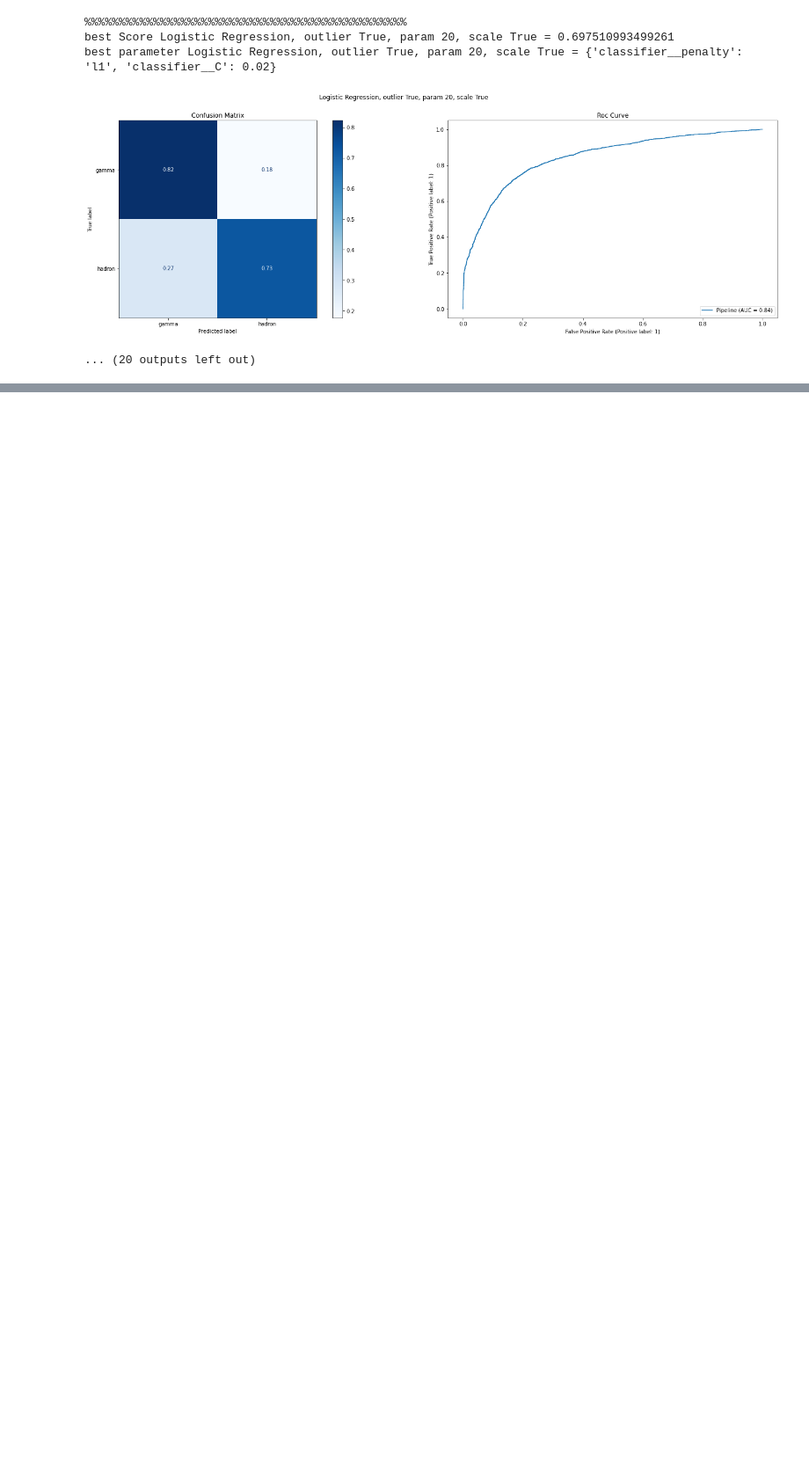
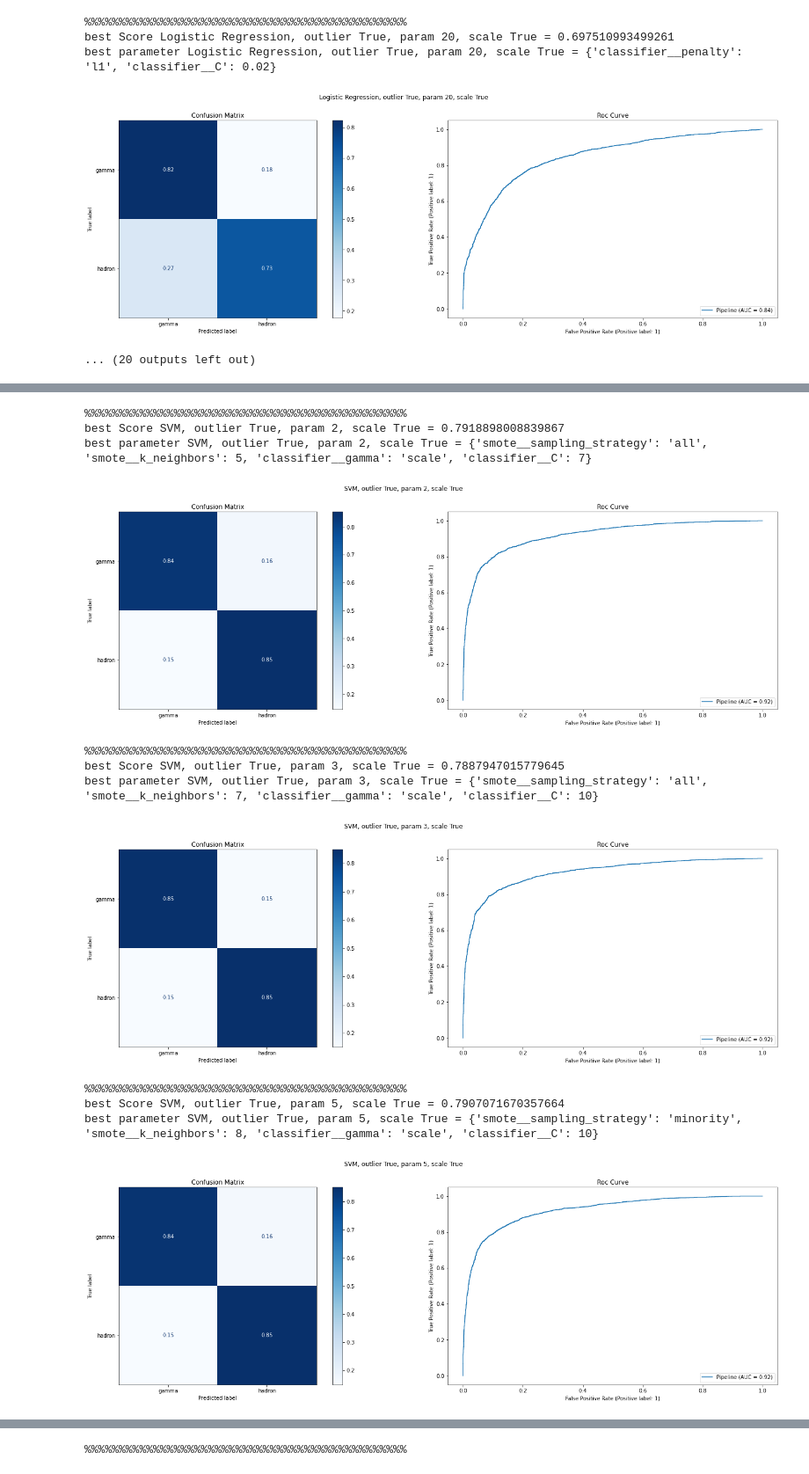
Before and after one commit to spapicchio/Gamma-Telescope-Analysis, a Jupyter notebook: processing_model.ipynb, the cells around one changed output, grey strips where cells are left out. Shown at 88% size. Drawn from its saved outputs; the diff is of its cells as text; code cells hidden in the pictures; blank space fills up the shorter version.

```diff
--- a/processing_model.ipynb
+++ b/processing_model.ipynb
@@ -386,0 +482,47 @@ best parameter Logistic Regression, outlier True, param 20, scale True = {'class
+# %%
+from sklearn.svm import SVC
+svm = SVC(kernel = 'rbf', random_state = 42 )
+param_svm = {   'smote__sampling_strategy':["minority", 'all'],
+                'smote__k_neighbors': [5,7,8,10],
+                'classifier__C'     : [.001, .01, .1,  1, 2, 5, 7, 10],
+                'classifier__gamma' : ['auto', 'scale']  }
+
+outlier = [True, False]
+param_outlier = [2, 3, 5, 10, 15, 20, 30]
+scale = [True, False]
+
+for s in scale:
+    for o in outlier:
+
+        if o:
+            for po in param_outlier:
+
+                X_train, X_test, y_train, y_test, skf = prepare_data(df, o, po, s)
+
+                X = (X_train, X_test)
+                y = (y_train, y_test)
+
+                title = f'SVM, outlier {o}, param {po}, scale {s}'
+                evaluate_model(X, y, svm, title, param_svm, skf, 'BorderlineSMOTE')
+                print()
+        else:
+            X_train, X_test, y_train, y_test, skf = prepare_data(df, o, 'none', s)
+
+            X = (X_train, X_test)
+            y = (y_train, y_test)
+
+            title = f'SVM, outlier {o}, scale {s}'
+            evaluate_model(X, y, svm, title, param_svm, skf, 'BorderlineSMOTE')
+# %% [output]
+%%%%%%%%%%%%%%%%%%%%%%%%%%%%%%%%%%%%%%%%%%%%%%%
+best Score SVM, outlier True, param 2, scale True = 0.7918898008839867
+best parameter SVM, outlier True, param 2, scale True = {'smote__sampling_strategy': 'all', 'smote__k_neighbors': 5, 'classifier__gamma': 'scale', 'classifier__C': 7}
+[figure, added]
+%%%%%%%%%%%%%%%%%%%%%%%%%%%%%%%%%%%%%%%%%%%%%%%
+best Score SVM, outlier True, param 3, scale True = 0.7887947015779645
+best parameter SVM, outlier True, param 3, scale True = {'smote__sampling_strategy': 'all', 'smote__k_neighbors': 7, 'classifier__gamma': 'scale', 'classifier__C': 10}
+[figure, added]
+%%%%%%%%%%%%%%%%%%%%%%%%%%%%%%%%%%%%%%%%%%%%%%%
+best Score SVM, outlier True, param 5, scale True = 0.7907071670357664
+best parameter SVM, outlier True, param 5, scale True = {'smote__sampling_strategy': 'minority', 'smote__k_neighbors': 8, 'classifier__gamma': 'scale', 'classifier__C': 10}
+[figure, added]
@@ -386,0 +537 @@ best parameter Logistic Regression, outlier True, param 20, scale True = {'class
+%%%%%%%%%%%%%%%%%%%%%%%%%%%%%%%%%%%%%%%%%%%%%%%
```
Also changed, not shown: parts of 9 cells of this notebook.
